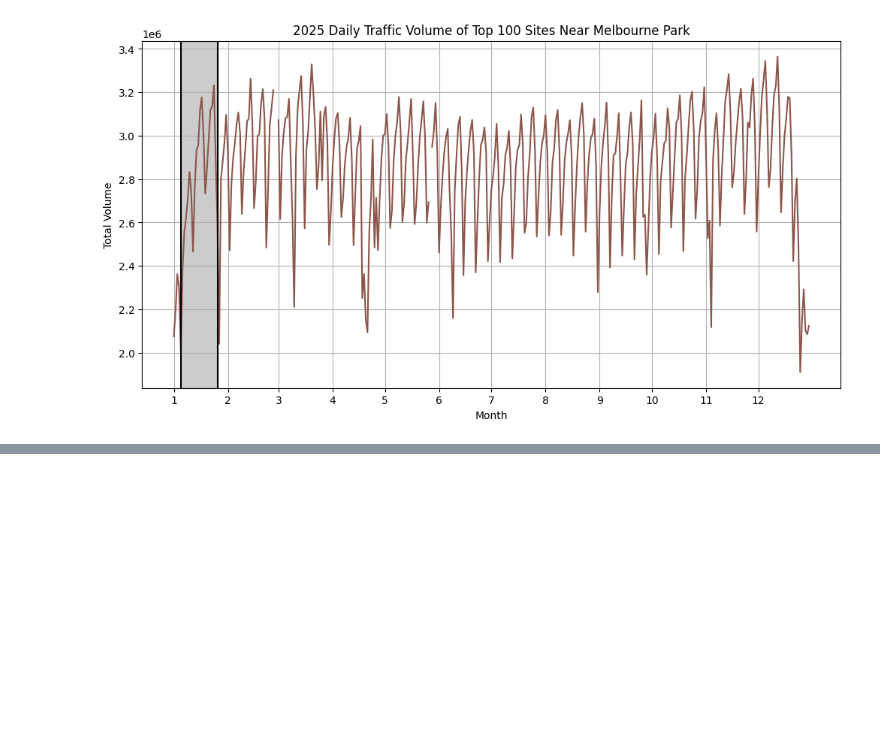
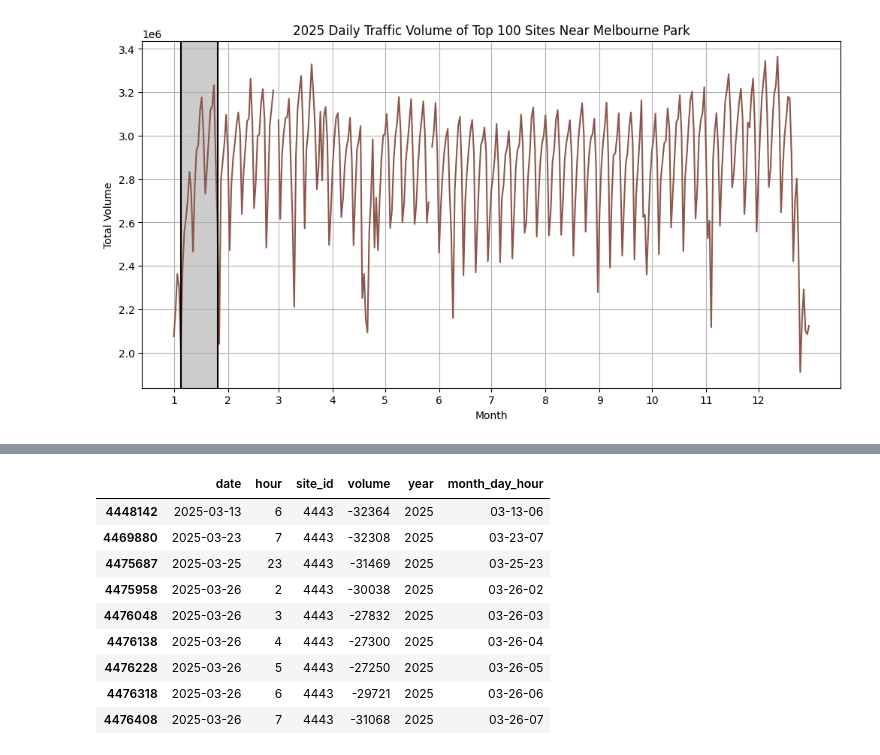
Before and after one commit to r3bcca13/ao_traffic_project, a Jupyter notebook: notebooks/visualisations.ipynb, the cells around one changed output, grey strips where cells are left out. Saved outputs shown, nothing was run; the diff lists cells and outputs as text; code cells hidden in the pictures; blank space fills up the shorter version.

```diff
--- a/notebooks/visualisations.ipynb
+++ b/notebooks/visualisations.ipynb
@@ -189,0 +224,13 @@ plt.show()
+# %%
+total_hourly_volume[total_hourly_volume["volume"] < 0]
+# %% [output]
+|  | date | hour | site_id | volume | year | month_day_hour |
+| 4448142 | 2025-03-13 | 6 | 4443 | -32364 | 2025 | 03-13-06 |
+| 4469880 | 2025-03-23 | 7 | 4443 | -32308 | 2025 | 03-23-07 |
+| 4475687 | 2025-03-25 | 23 | 4443 | -31469 | 2025 | 03-25-23 |
+| 4475958 | 2025-03-26 | 2 | 4443 | -30038 | 2025 | 03-26-02 |
+| 4476048 | 2025-03-26 | 3 | 4443 | -27832 | 2025 | 03-26-03 |
+| 4476138 | 2025-03-26 | 4 | 4443 | -27300 | 2025 | 03-26-04 |
+| 4476228 | 2025-03-26 | 5 | 4443 | -27250 | 2025 | 03-26-05 |
+| 4476318 | 2025-03-26 | 6 | 4443 | -29721 | 2025 | 03-26-06 |
+| 4476408 | 2025-03-26 | 7 | 4443 | -31068 | 2025 | 03-26-07 |
```
Also changed, not shown: parts of 6 cells of this notebook.
